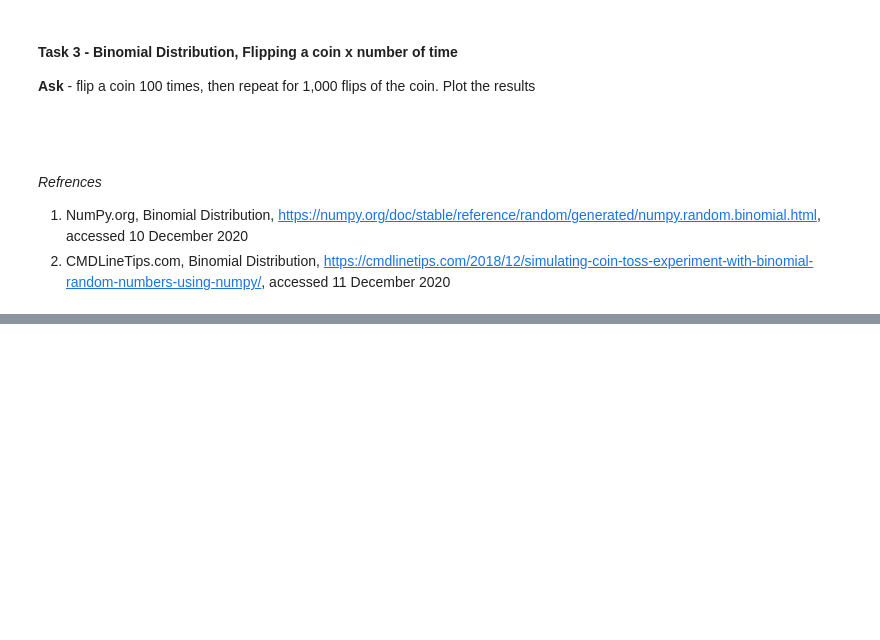
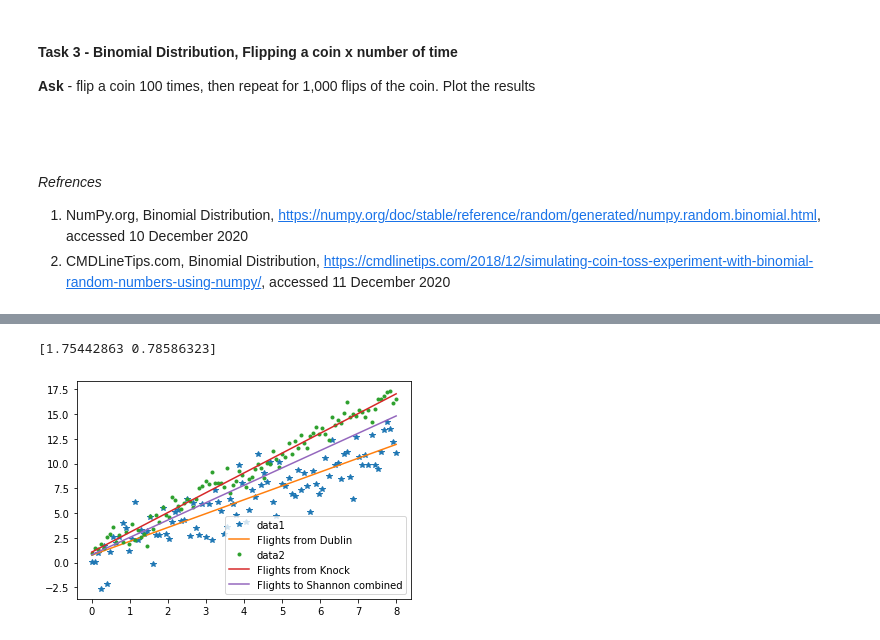
Before and after one commit to sinduff/jupyter, a Jupyter notebook: Task Work/Tasks Workbook.ipynb, the cells around one changed output, grey strips where cells are left out. Saved outputs shown, nothing was run; the diff lists cells and outputs as text; code cells hidden in the pictures; blank space fills up the shorter version.

```diff
--- a/Task Work/Tasks Workbook.ipynb
+++ b/Task Work/Tasks Workbook.ipynb
@@ -170,0 +192,20 @@ AttributeError: 'Line2D' object has no property 'kind'
+# %%
+# Fit a line to the combined data set.
+Coefficient = np.polyfit(x, y, 1)
+print(Coefficient)
+# %% [output]
+[1.75442863 0.78586323]
+# %%
+# What does the x/y relationship look like in the combined
+# versus the original?
+plt.plot(x1, y1, '*', label="data1")
+plt.plot(x1, Coefficient1[0] * x1 + Coefficient1[1], '-', label='Flights from Dublin')
+plt.plot(x2, y2, '.', label="data2")
+plt.plot(x2, Coefficient2[0] * x2 + Coefficient2[1], '-', label='Flights from Knock')
+plt.plot(x, Coefficient[0] * x + Coefficient[1], '-', label='Flights to Shannon combined')
+#plt.xaxis
+plt.legend();
+#x2 = ontime
+#y2 = delayed
+# %% [output]
+[figure, added]
```
Also changed, not shown: parts of 10 cells of this notebook, 1 other file.
